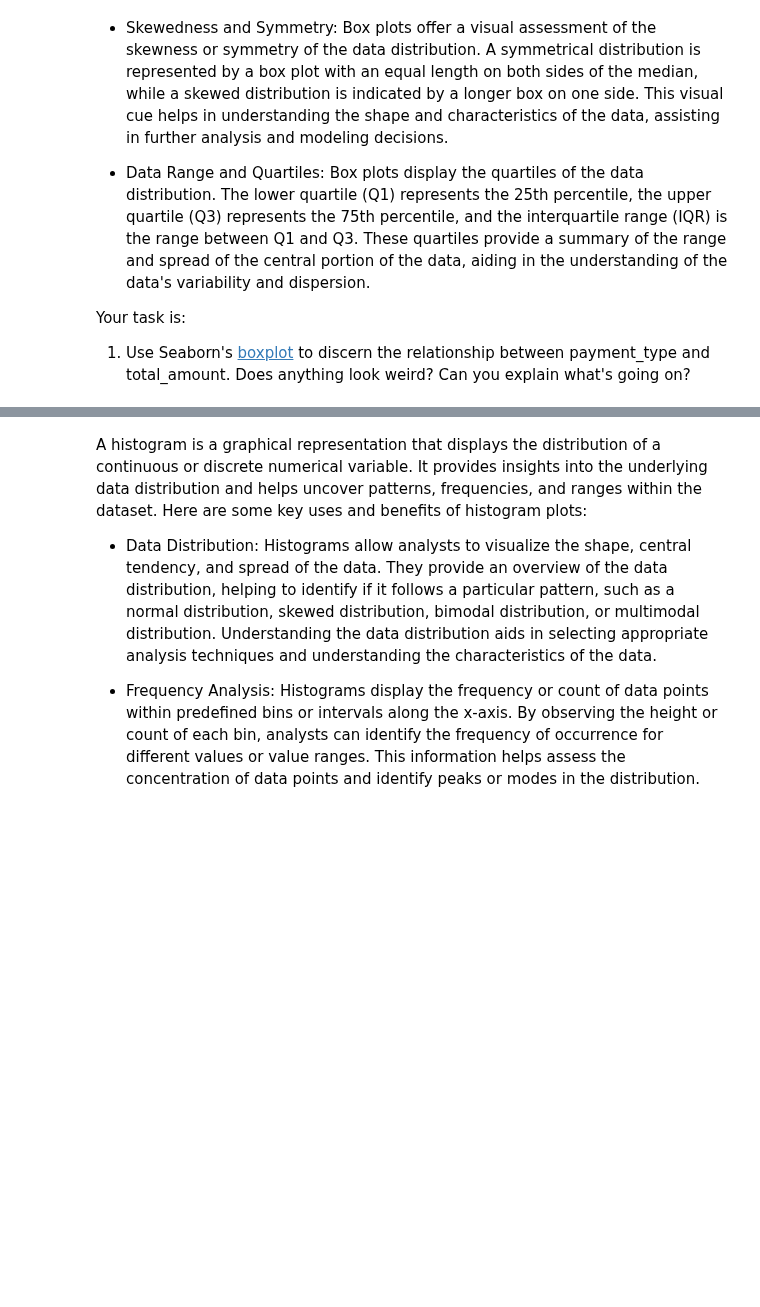
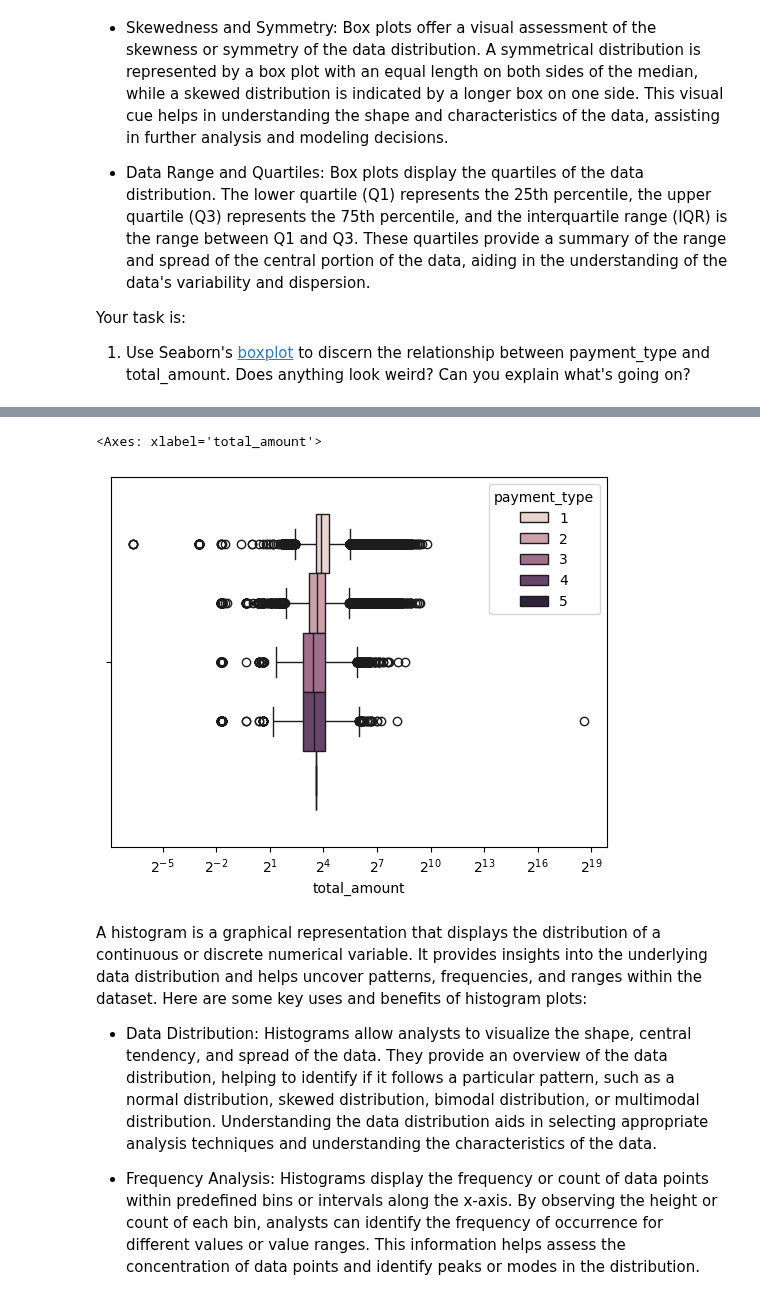
Before and after one commit to TrollRider-Kristian/Springboard-AI-Mini-Projects, a Jupyter notebook: Student_MLE_MiniProject_EDA.ipynb, the cells around one changed output, grey strips where cells are left out. Saved outputs shown, nothing was run; the diff lists cells and outputs as text; code cells hidden in the pictures; blank space fills up the shorter version.

```diff
--- a/Student_MLE_MiniProject_EDA.ipynb
+++ b/Student_MLE_MiniProject_EDA.ipynb
@@ -296,3 +269,11 @@ sns.boxplot (data = taxi_tripdata_no_missing_rows.loc[:, ['total_amount', 'payme
+# %%
+# Create a box plot of total amount by payment type. Do you see anything odd?
+
+# KRISTIAN_TODO - Do some research on New York taxi cab practices and make a theory for this outlier.
+sns.boxplot (data = taxi_tripdata_no_missing_rows.loc[:, ['total_amount', 'payment_type']], log_scale = 2, x = 'total_amount', hue = 'payment_type')
+# %% [output]
+<Axes: xlabel='total_amount'>
+[figure, added]
 # %% [markdown]
 A histogram is a graphical representation that displays the distribution of a continuous or discrete numerical variable. It provides insights into the underlying data distribution and helps uncover patterns, frequencies, and ranges within the dataset. Here are some key uses and benefits of histogram plots:
 
```
Also changed, not shown: parts of 13 cells of this notebook.
